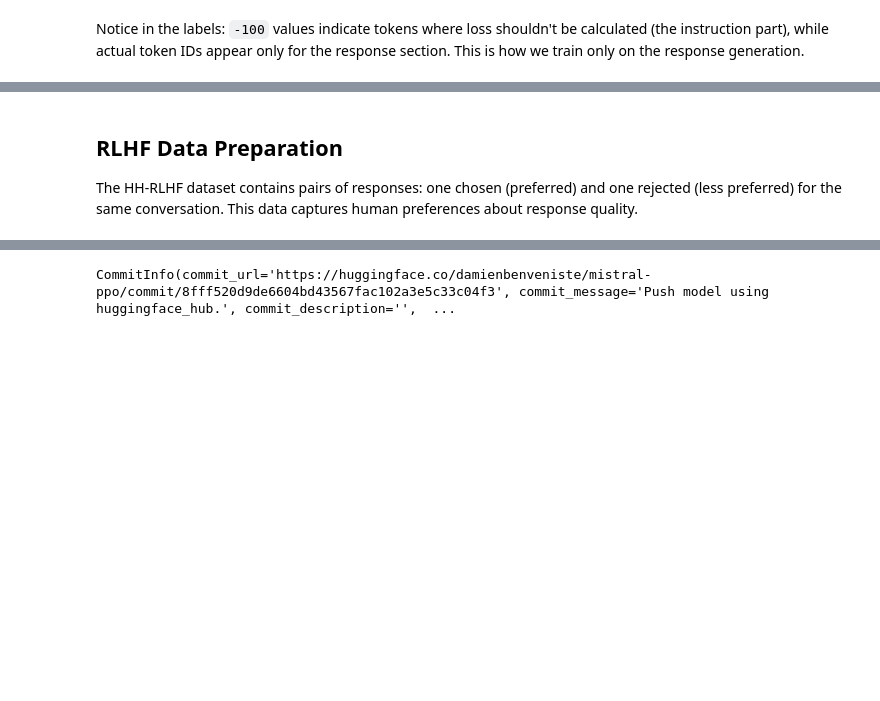
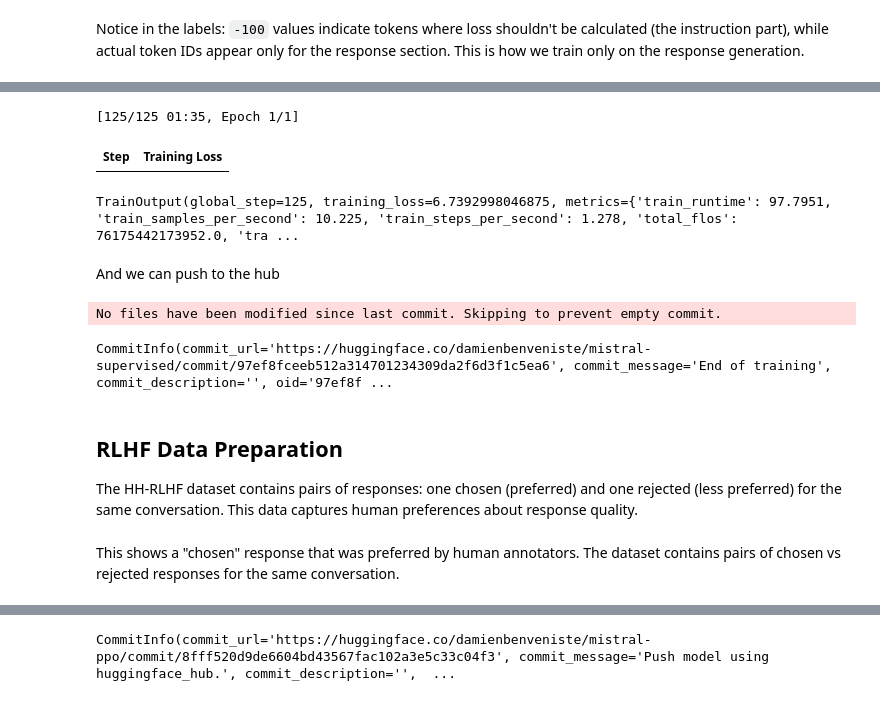
Before and after one commit to damienbenveniste/The-AiEdge-Code-Examples, a Jupyter notebook: code-examples/LLMs/Training-LLMS/training.ipynb, the cells around one changed output, grey strips where cells are left out. Drawn from its saved outputs; the diff is of its cells as text; code cells hidden in the pictures; blank space fills up the shorter version.

```diff
--- a/code-examples/LLMs/Training-LLMS/training.ipynb
+++ b/code-examples/LLMs/Training-LLMS/training.ipynb
@@ -293,5 +324,8 @@ Hardware accelerator e.g. GPU is available in the environment, but no `device` a
 # %% [markdown]
 We load our pretrained model and tokenizer from the previous step. Notice the model doesn't have a `pad_token_id` set, which we'll need for batching.
 # %%
-txt = "generated_text"
-pipe(txt)
+from transformers import AutoModelForCausalLM, AutoTokenizer
+
+model_id = "damienbenveniste/mistral-pretraining"
+model = AutoModelForCausalLM.from_pretrained(model_id)
+tokenizer = AutoTokenizer.from_pretrained(model_id)
@@ -333,3 +397,35 @@ The final stage aligns our model with human preferences using reinforcement lear
+# %%
+from trl import SFTTrainer, SFTConfig
+
+args = SFTConfig(
+    output_dir="mistral-supervised",
+    dataset_text_field="text",
+    max_seq_length=512,
+    num_train_epochs=1,
+    push_to_hub=True,
+    report_to="none",
+)
+
+trainer = SFTTrainer(
+    model,
+    args=args,
+    train_dataset=dataset,
+    data_collator=data_collator,
+    processing_class=tokenizer,
+)
+
+trainer.train()
+# %% [output]
+[125/125 01:35, Epoch 1/1]
+| Step | Training Loss |
+TrainOutput(global_step=125, training_loss=6.7392998046875, metrics={'train_runtime': 97.7951, 'train_samples_per_second': 10.225, 'train_steps_per_second': 1.278, 'total_flos': 76175442173952.0, 'tra ...
+# %% [markdown]
+And we can push to the hub
+# %%
+trainer.push_to_hub()
+# %% [output]
+No files have been modified since last commit. Skipping to prevent empty commit.
+CommitInfo(commit_url='https://huggingface.co/damienbenveniste/mistral-supervised/commit/97ef8fceeb512a314701234309da2f6d3f1c5ea6', commit_message='End of training', commit_description='', oid='97ef8f ...
 # %% [markdown]
 ## RLHF Data Preparation
 
@@ -336,0 +435,2 @@ The HH-RLHF dataset contains pairs of responses: one chosen (preferred) and one
+# %% [markdown]
+This shows a "chosen" response that was preferred by human annotators. The dataset contains pairs of chosen vs rejected responses for the same conversation.
```
Also changed, not shown: parts of 127 cells of this notebook.
